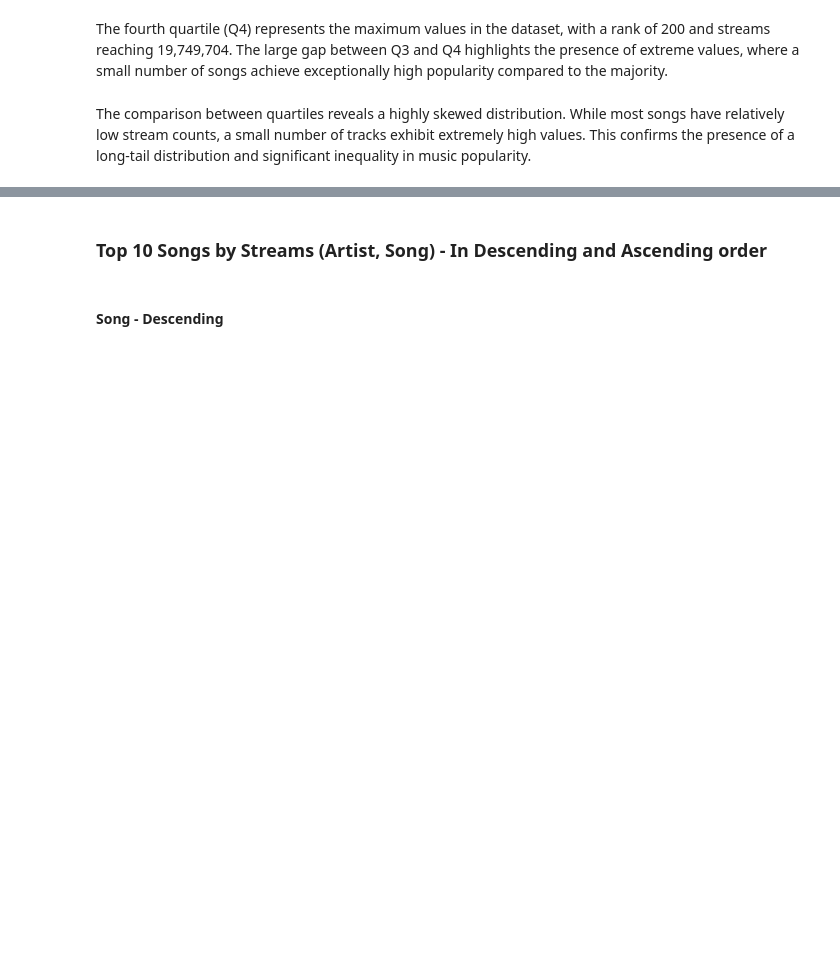
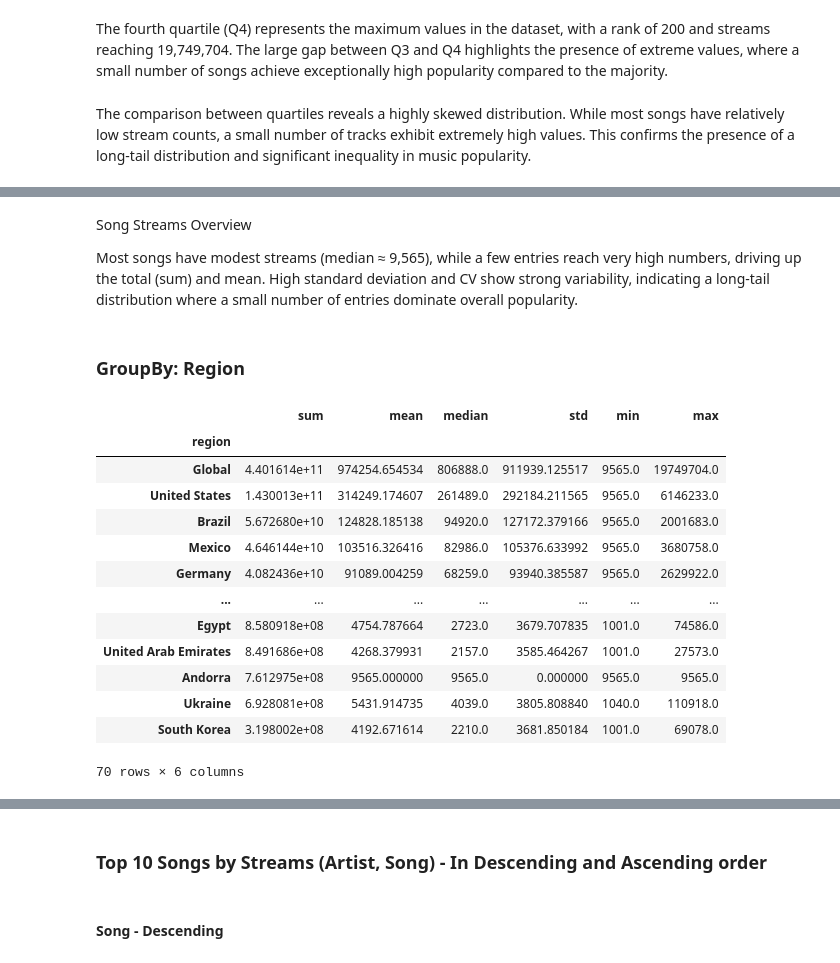
Before and after one commit to NastyaGolovina/Music_Recommendations_Dashboard, a Jupyter notebook: main_notebook.ipynb, the cells around one changed output, grey strips where cells are left out. Cells and saved outputs as stored; diff of their text form; code cells hidden in the pictures; blank space fills up the shorter version.

```diff
--- a/main_notebook.ipynb
+++ b/main_notebook.ipynb
@@ -152,0 +201,24 @@ The comparison between quartiles reveals a highly skewed distribution. While mos
+# %% [markdown]
+Song Streams Overview
+
+Most songs have modest streams (median ≈ 9,565), while a few entries reach very high numbers, driving up the total (sum) and mean. High standard deviation and CV show strong variability, indicating a long-tail distribution where a small number of entries dominate overall popularity.
+# %% [markdown]
+### GroupBy: Region
+# %%
+region_stats = music.groupby("region")["streams"].agg(["sum", "mean", "median", "std", "min", "max"]).sort_values("sum", ascending=False)
+region_stats
+# %% [output]
+|  | sum | mean | median | std | min | max |
+| region |  |  |  |  |  |  |
+| Global | 4.401614e+11 | 974254.654534 | 806888.0 | 911939.125517 | 9565.0 | 19749704.0 |
+| United States | 1.430013e+11 | 314249.174607 | 261489.0 | 292184.211565 | 9565.0 | 6146233.0 |
+| Brazil | 5.672680e+10 | 124828.185138 | 94920.0 | 127172.379166 | 9565.0 | 2001683.0 |
+| Mexico | 4.646144e+10 | 103516.326416 | 82986.0 | 105376.633992 | 9565.0 | 3680758.0 |
+| Germany | 4.082436e+10 | 91089.004259 | 68259.0 | 93940.385587 | 9565.0 | 2629922.0 |
+| ... | ... | ... | ... | ... | ... | ... |
+| Egypt | 8.580918e+08 | 4754.787664 | 2723.0 | 3679.707835 | 1001.0 | 74586.0 |
+| United Arab Emirates | 8.491686e+08 | 4268.379931 | 2157.0 | 3585.464267 | 1001.0 | 27573.0 |
+| Andorra | 7.612975e+08 | 9565.000000 | 9565.0 | 0.000000 | 9565.0 | 9565.0 |
+| Ukraine | 6.928081e+08 | 5431.914735 | 4039.0 | 3805.808840 | 1040.0 | 110918.0 |
+| South Korea | 3.198002e+08 | 4192.671614 | 2210.0 | 3681.850184 | 1001.0 | 69078.0 |
+70 rows × 6 columns
```
Also changed, not shown: parts of 10 cells of this notebook.
